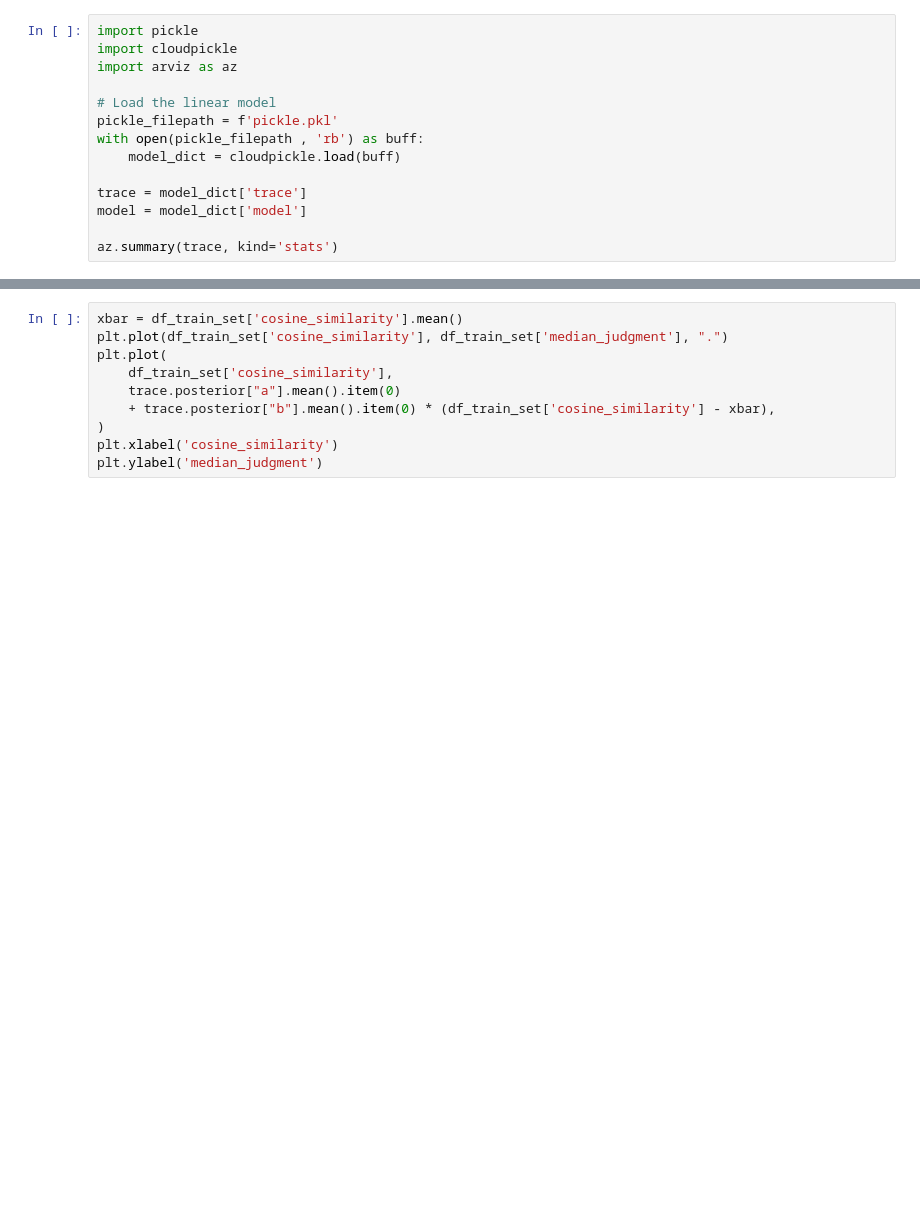
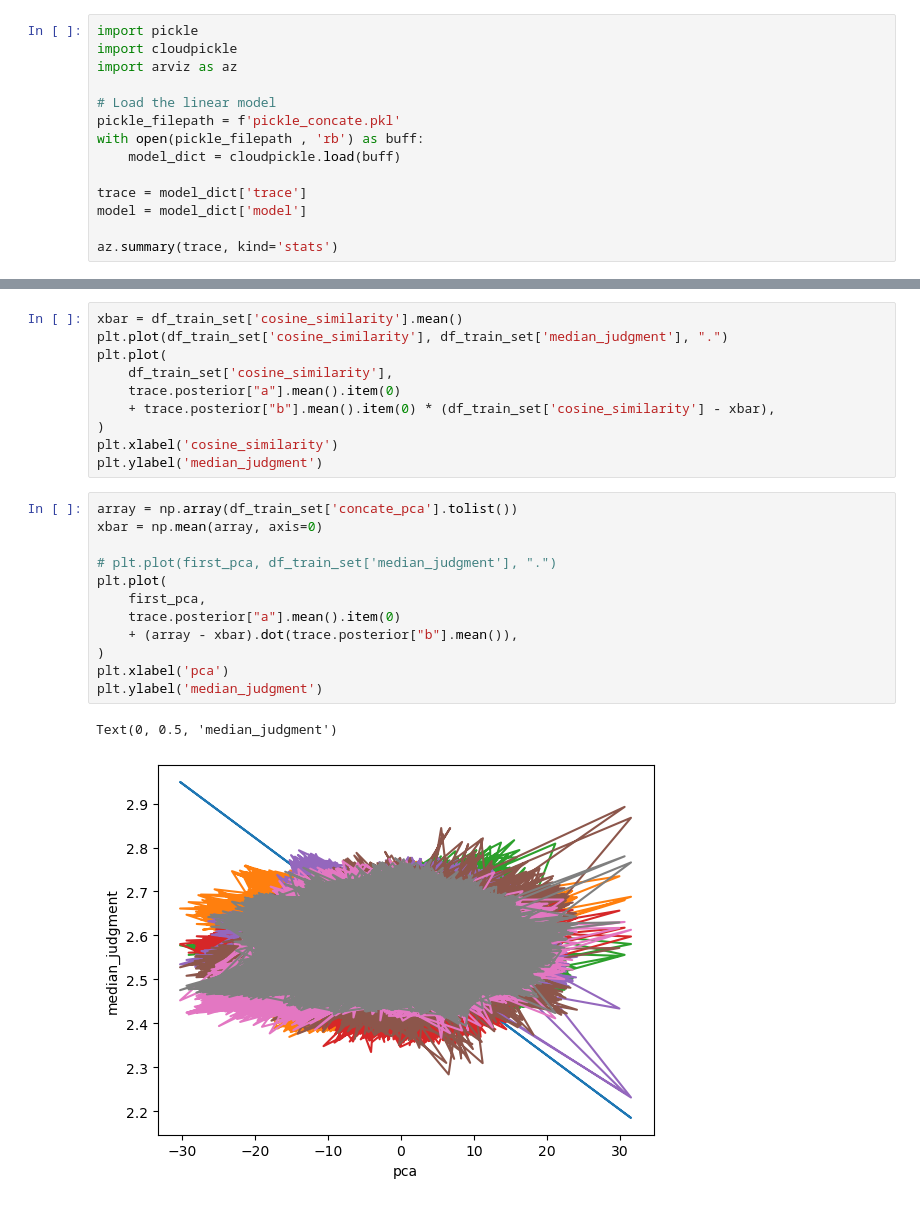
Before and after one commit to Le-Long/Bayesian-DisWiC, a Jupyter notebook: analyze.ipynb, the cells around one changed output, grey strips where cells are left out. Cells and saved outputs as stored; diff of their text form; blank space fills up the shorter version.

```diff
--- a/analyze.ipynb
+++ b/analyze.ipynb
@@ -19,7 +46,7 @@ import cloudpickle
 import arviz as az
 
 # Load the linear model
-pickle_filepath = f'pickle.pkl'
+pickle_filepath = f'pickle_concate.pkl'
 with open(pickle_filepath , 'rb') as buff:
     model_dict = cloudpickle.load(buff)
 
@@ -40,6 +84,21 @@ plt.plot(
 )
 plt.xlabel('cosine_similarity')
 plt.ylabel('median_judgment')
+# %%
+array = np.array(df_train_set['concate_pca'].tolist())
+xbar = np.mean(array, axis=0)
+
+# plt.plot(first_pca, df_train_set['median_judgment'], ".")
+plt.plot(
+    first_pca,
+    trace.posterior["a"].mean().item(0)
+    + (array - xbar).dot(trace.posterior["b"].mean()),
+)
+plt.xlabel('pca')
+plt.ylabel('median_judgment')
+# %% [output]
+Text(0, 0.5, 'median_judgment')
+[figure, added]
 # %%
 import pymc as pm
 
```
Also changed, not shown: parts of 7 cells of this notebook, 3 other files.
